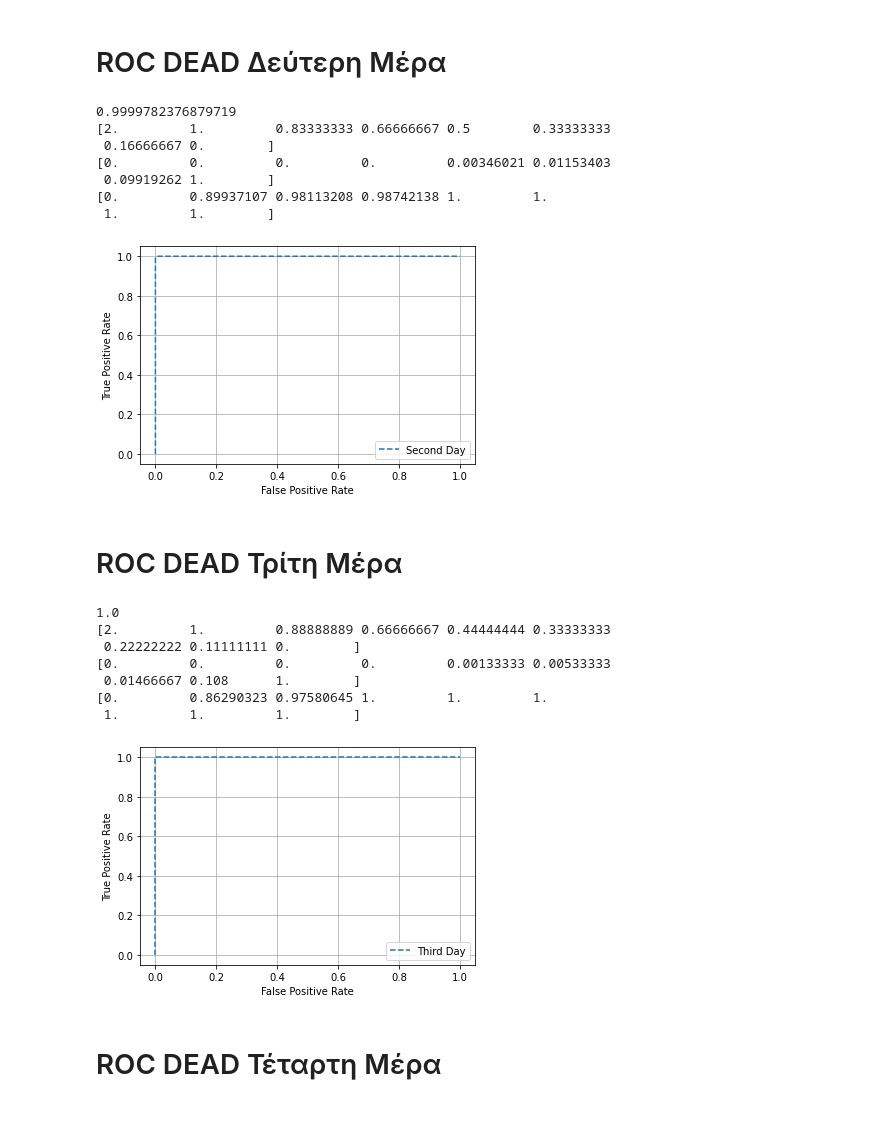
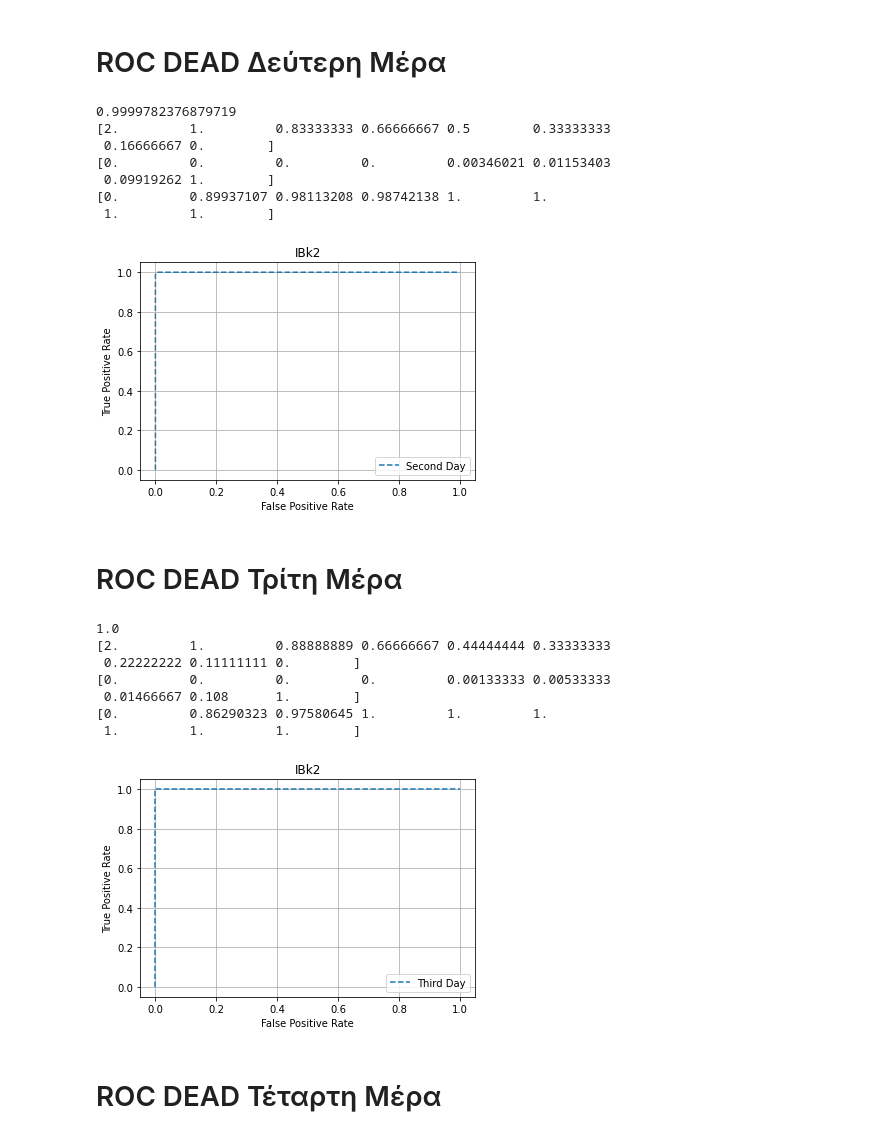
Before and after one commit to DimopDim/MimicIV, a Jupyter notebook: New_Code/07_08_ROC_IBk2.ipynb, the cells around one changed output. Saved outputs shown, nothing was run; the diff lists cells and outputs as text; code cells hidden in the pictures.

```diff
--- a/New_Code/07_08_ROC_IBk2.ipynb
+++ b/New_Code/07_08_ROC_IBk2.ipynb
@@ -227,25 +237,27 @@ pyplot.show()
 # %%
 print(roc_auc_score(ground_truth_dead2, prob_dead2))
 fpr_dead2, tpr_dead2, thresholds_dead2 = roc_curve(ground_truth_dead2, prob_dead2)
 pyplot.plot(fpr_dead2, tpr_dead2, linestyle='--', label='Second Day')
 
 pyplot.xlabel('False Positive Rate') # Εκτυπώνει τον τίτλο του Χ
 pyplot.ylabel('True Positive Rate') # Εκτυπώνει τον τίτλο του Υ
 pyplot.legend() #Εκτυπώνει το label
 pyplot.grid(True) # Εκτυπώνει τα τετράγωνα
+pyplot.title("IBk2")
+
 print(thresholds_dead2)
 print(fpr_dead2)
 print(tpr_dead2)
 pyplot.show()
 # %% [output]
 0.9999782376879719
 [2.         1.         0.83333333 0.66666667 0.5        0.33333333
  0.16666667 0.        ]
 [0.         0.         0.         0.         0.00346021 0.01153403
  0.09919262 1.        ]
 [0.         0.89937107 0.98113208 0.98742138 1.         1.
  1.         1.        ]
-[figure, old version]
+[figure, new version]
 # %% [markdown]
 # ROC DEAD Τρίτη Μέρα
 # %%
@@ -257,6 +269,8 @@ pyplot.xlabel('False Positive Rate') # Εκτυπώνει τον τίτλο το
 pyplot.ylabel('True Positive Rate') # Εκτυπώνει τον τίτλο του Υ
 pyplot.legend() #Εκτυπώνει το label
 pyplot.grid(True) # Εκτυπώνει τα τετράγωνα
+pyplot.title("IBk2")
+
 print(thresholds_dead3)
 print(fpr_dead3)
 print(tpr_dead3)
@@ -269,7 +283,7 @@ pyplot.show()
  0.01466667 0.108      1.        ]
 [0.         0.86290323 0.97580645 1.         1.         1.
  1.         1.         1.        ]
-[figure, old version]
+[figure, new version]
 # %% [markdown]
 # ROC DEAD Τέταρτη Μέρα
 # %%
```
Also changed, not shown: parts of 8 cells of this notebook.
